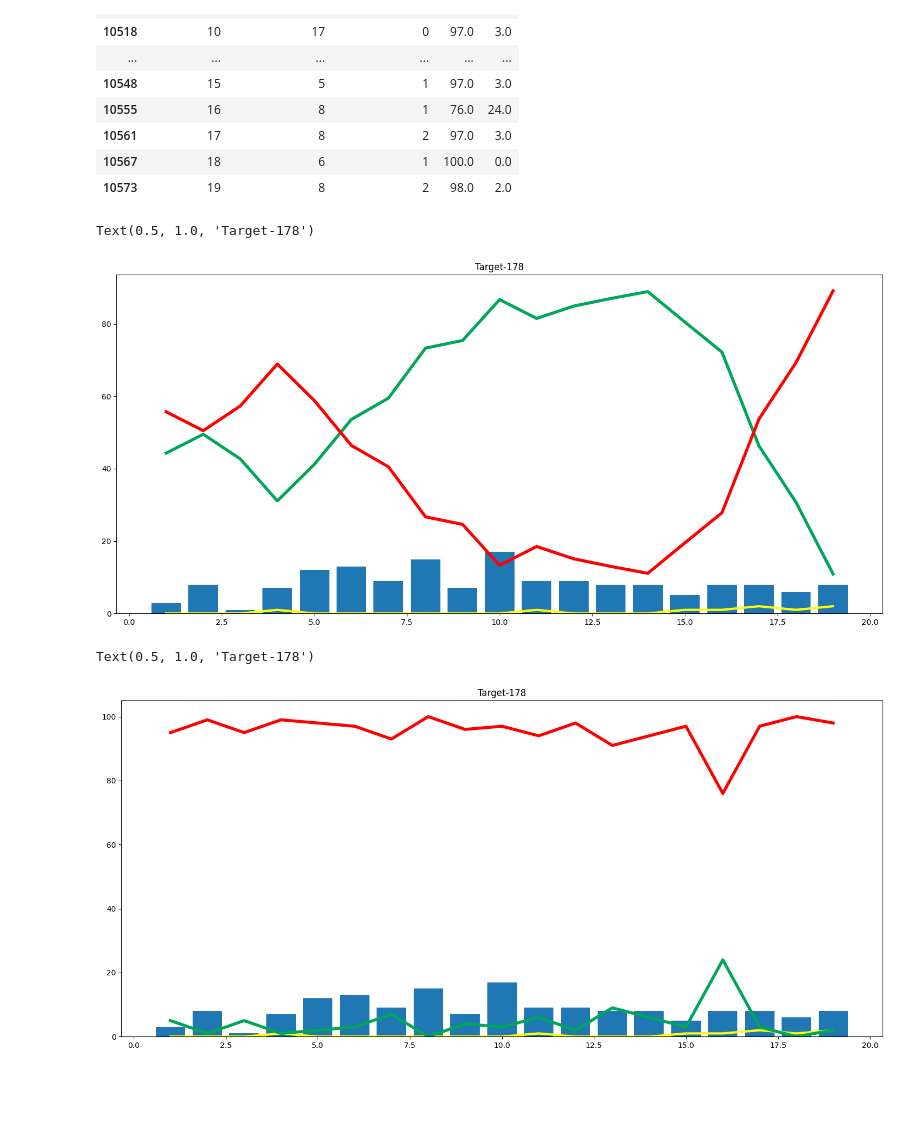
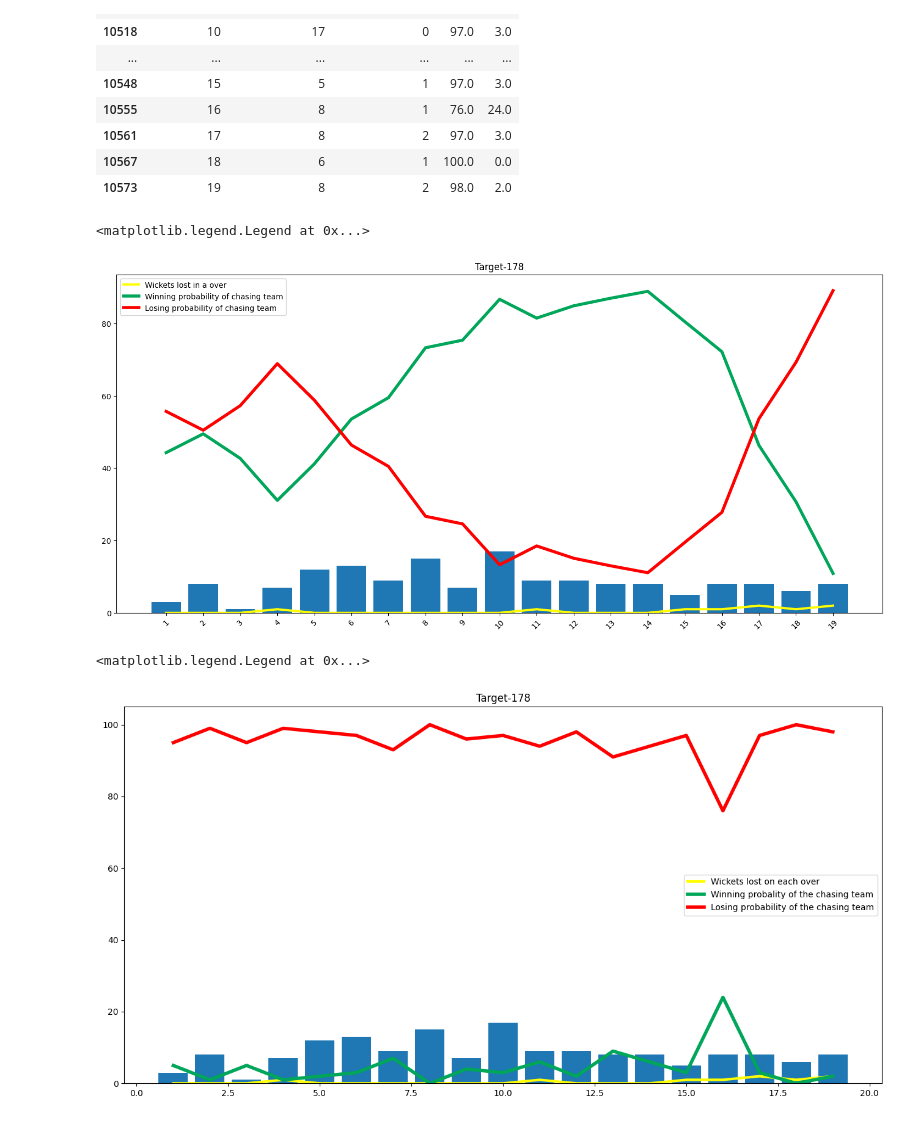
Before and after one commit to Angel-dash/Crck_pred, a Jupyter notebook: CrickPred.ipynb, the cells around one changed output. Drawn from its saved outputs; the diff is of its cells as text; code cells hidden in the pictures; blank space fills up the shorter version.

Commit message:
minor graph changes

```diff
--- a/CrickPred.ipynb
+++ b/CrickPred.ipynb
@@ -551,22 +551,26 @@ Target- 178
 # %%
 import matplotlib.pyplot as plt
 plt.figure(figsize=(18,8))
-plt.plot(temp_df['end_of_over'],temp_df['wickets_in_over'],color='yellow',linewidth=3)
-plt.plot(temp_df['end_of_over'],temp_df['win'],color='#00a65a',linewidth=4)
-plt.plot(temp_df['end_of_over'],temp_df['lose'],color='red',linewidth=4)
+plt.plot(temp_df['end_of_over'],temp_df['wickets_in_over'],color='yellow',linewidth=3,label="Wickets lost in a over")
+plt.plot(temp_df['end_of_over'],temp_df['win'],color='#00a65a',linewidth=4, label="Winning probability of chasing team")
+plt.plot(temp_df['end_of_over'],temp_df['lose'],color='red',linewidth=4, label="Losing probability of chasing team")
 plt.bar(temp_df['end_of_over'],temp_df['runs_after_over'])
+plt.xticks(temp_df1['end_of_over'], rotation=45)  # Rotate x-axis labels for readability
+
 plt.title('Target-' + str(target))
+plt.legend()
 # %% [output]
-Text(0.5, 1.0, 'Target-178')
+<matplotlib.legend.Legend at 0x...>
-[figure, old version]
+[figure, new version]
 # %%
 import matplotlib.pyplot as plt
-plt.figure(figsize=(18,8))
-plt.plot(temp_df1['end_of_over'],temp_df1['wickets_in_over'],color='yellow',linewidth=3)
-plt.plot(temp_df1['end_of_over'],temp_df1['win'],color='#00a65a',linewidth=4)
-plt.plot(temp_df1['end_of_over'],temp_df1['lose'],color='red',linewidth=4)
+plt.figure(figsize=(16,8))
+plt.plot(temp_df1['end_of_over'],temp_df1['wickets_in_over'],color='yellow',linewidth=3,label="Wickets lost on each over")
+plt.plot(temp_df1['end_of_over'],temp_df1['win'],color='#00a65a',linewidth=4, label="Winning probality of the chasing team")
+plt.plot(temp_df1['end_of_over'],temp_df1['lose'],color='red',linewidth=4, label='Losing probability of the chasing team')
 plt.bar(temp_df1['end_of_over'],temp_df1['runs_after_over'])
 plt.title('Target-' + str(target))
+plt.legend()
 # %% [output]
-Text(0.5, 1.0, 'Target-178')
+<matplotlib.legend.Legend at 0x...>
-[figure, old version]
+[figure, new version]
```
